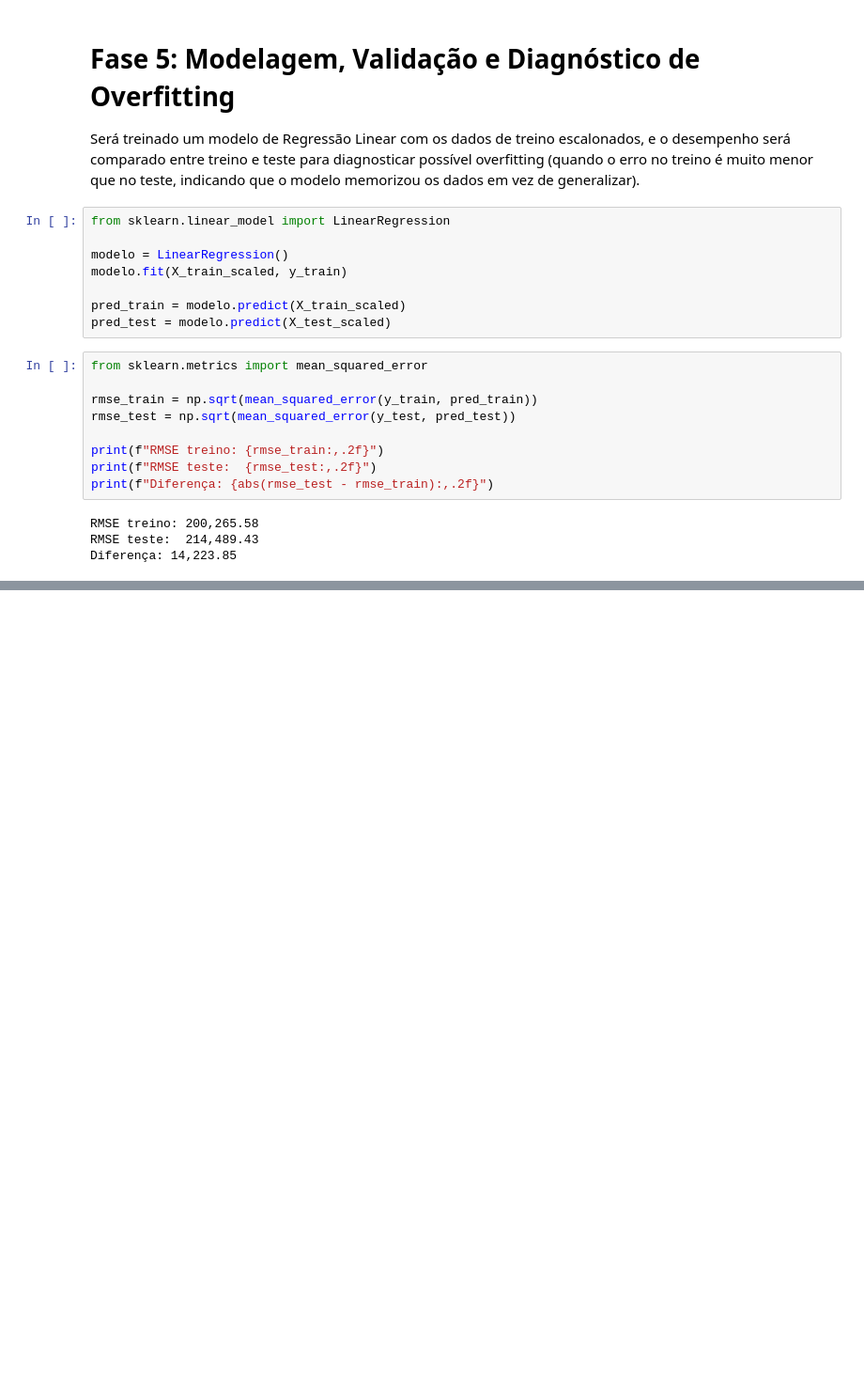
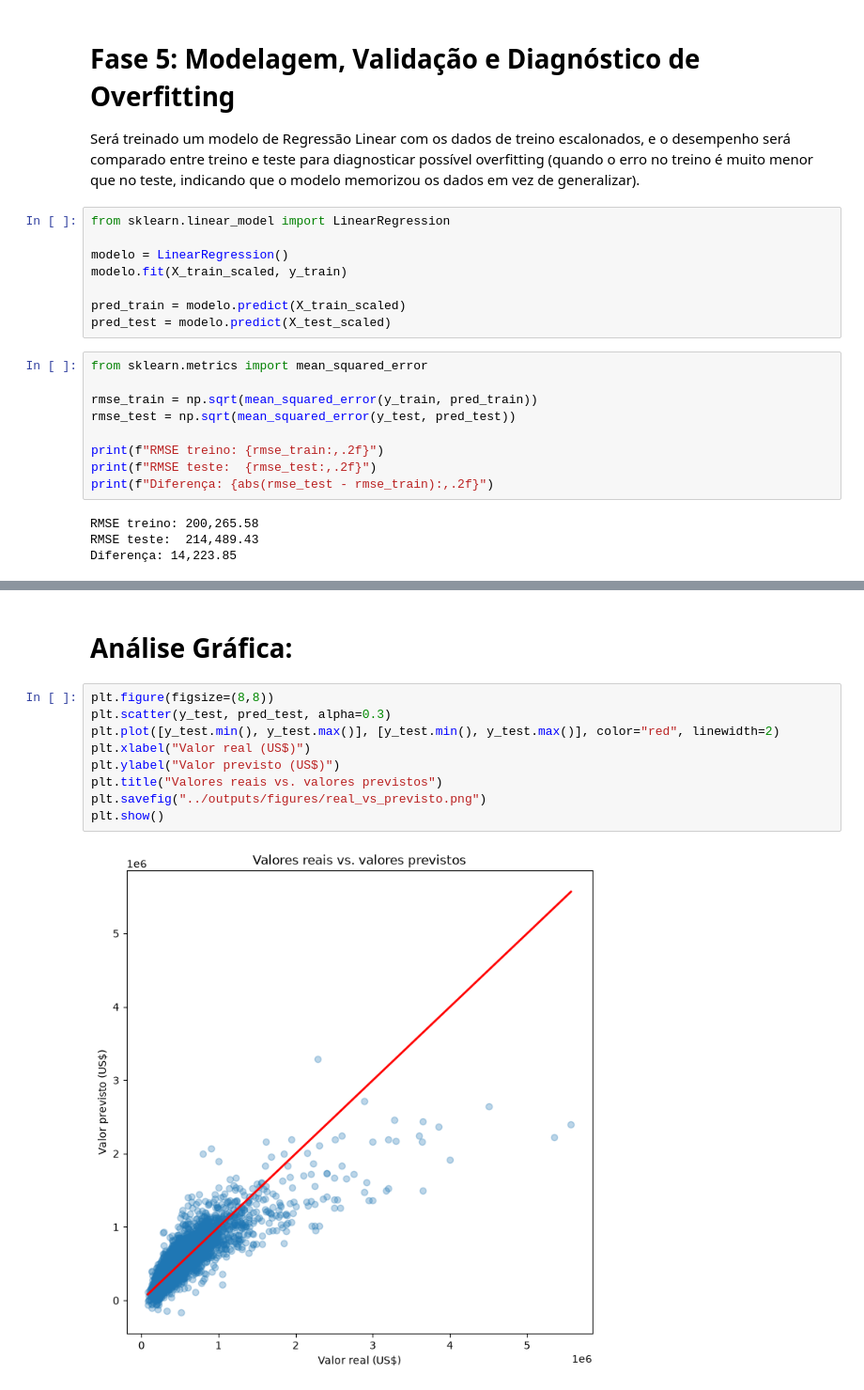
Before and after one commit to lindomarandradegertrudes/kc-house-precificacao, a Jupyter notebook: notebooks/projeto_precificacao.ipynb, the cells around one changed output, grey strips where cells are left out. Shown at 94% size. Drawn from its saved outputs; the diff is of its cells as text; blank space fills up the shorter version.

```diff
--- a/notebooks/projeto_precificacao.ipynb
+++ b/notebooks/projeto_precificacao.ipynb
@@ -389,0 +412,13 @@ O RMSE de treino (R$ 200.265,58) e de teste (R$ 214.489,43) apresentam diferenç
+# %% [markdown]
+# Análise Gráfica:
+# %%
+plt.figure(figsize=(8,8))
+plt.scatter(y_test, pred_test, alpha=0.3)
+plt.plot([y_test.min(), y_test.max()], [y_test.min(), y_test.max()], color="red", linewidth=2)
+plt.xlabel("Valor real (US$)")
+plt.ylabel("Valor previsto (US$)")
+plt.title("Valores reais vs. valores previstos")
+plt.savefig("../outputs/figures/real_vs_previsto.png")
+plt.show()
+# %% [output]
+[figure, added]
```
Also changed, not shown: parts of 8 cells of this notebook, 4 other files.
